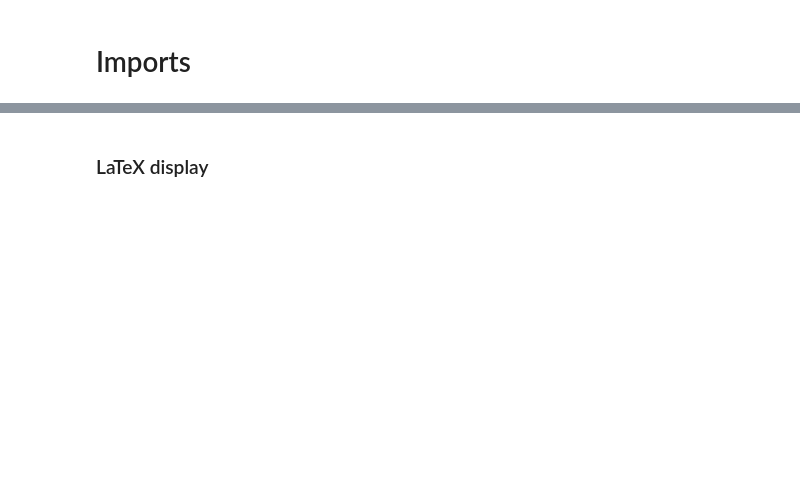
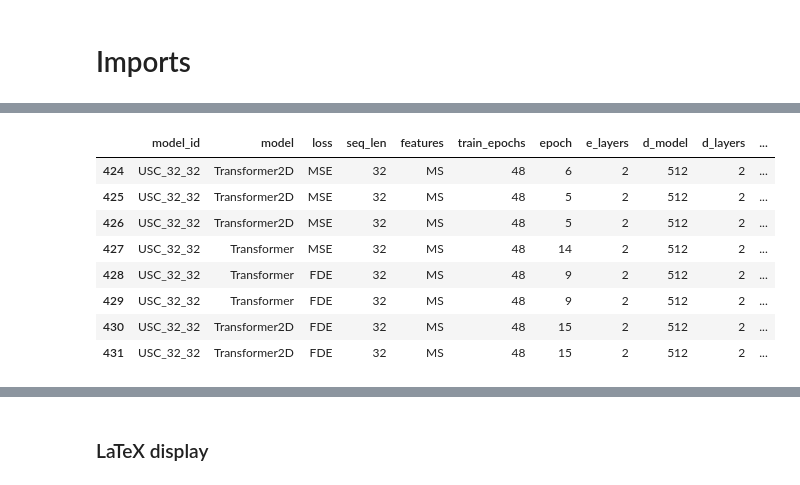
Before and after one commit to arnaud-odet/Time-Series-Library, a Jupyter notebook: results.ipynb, the cells around one changed output, grey strips where cells are left out. Drawn from its saved outputs; the diff is of its cells as text; code cells hidden in the pictures; blank space fills up the shorter version.

```diff
--- a/results.ipynb
+++ b/results.ipynb
@@ -22,0 +24,14 @@ cp_logs_df.index.max()
+# %%
+loc_logs_df = pd.read_csv('./logs/long_term_forecast.csv', index_col = 0)
+loc_logs_df['epoch'] = loc_logs_df['epoch'].fillna(0).astype(int)
+loc_logs_df.tail(8)[display_cols]
+# %% [output]
+|  | model_id | model | loss | seq_len | features | train_epochs | epoch | e_layers | d_model | d_layers | ... |
+| 424 | USC_32_32 | Transformer2D | MSE | 32 | MS | 48 | 6 | 2 | 512 | 2 | ... |
+| 425 | USC_32_32 | Transformer2D | MSE | 32 | MS | 48 | 5 | 2 | 512 | 2 | ... |
+| 426 | USC_32_32 | Transformer2D | MSE | 32 | MS | 48 | 5 | 2 | 512 | 2 | ... |
+| 427 | USC_32_32 | Transformer | MSE | 32 | MS | 48 | 14 | 2 | 512 | 2 | ... |
+| 428 | USC_32_32 | Transformer | FDE | 32 | MS | 48 | 9 | 2 | 512 | 2 | ... |
+| 429 | USC_32_32 | Transformer | FDE | 32 | MS | 48 | 9 | 2 | 512 | 2 | ... |
+| 430 | USC_32_32 | Transformer2D | FDE | 32 | MS | 48 | 15 | 2 | 512 | 2 | ... |
+| 431 | USC_32_32 | Transformer2D | FDE | 32 | MS | 48 | 15 | 2 | 512 | 2 | ... |
```
Also changed, not shown: parts of 13 cells of this notebook, 10 other files.
